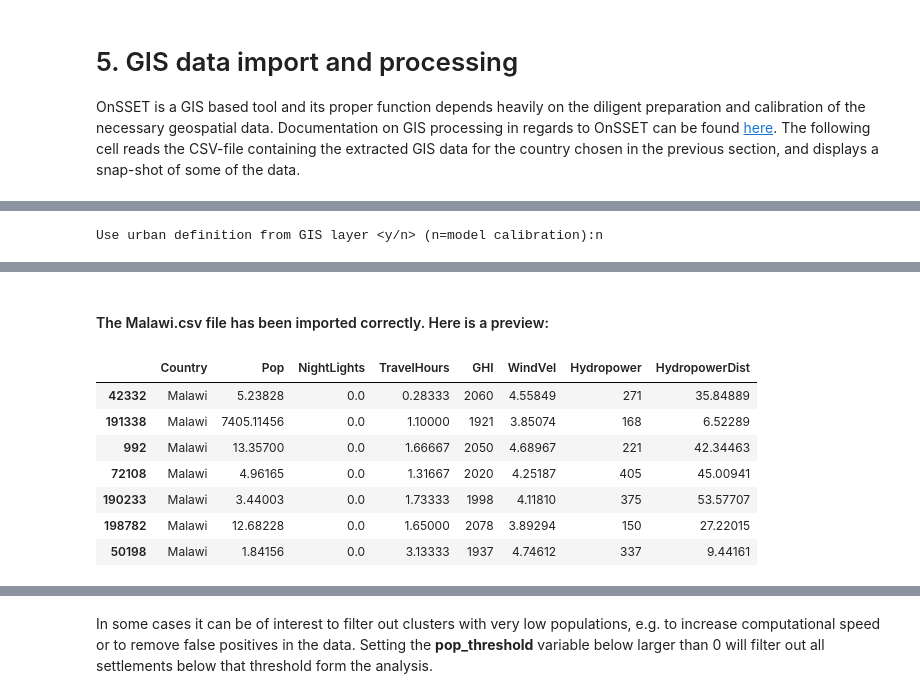
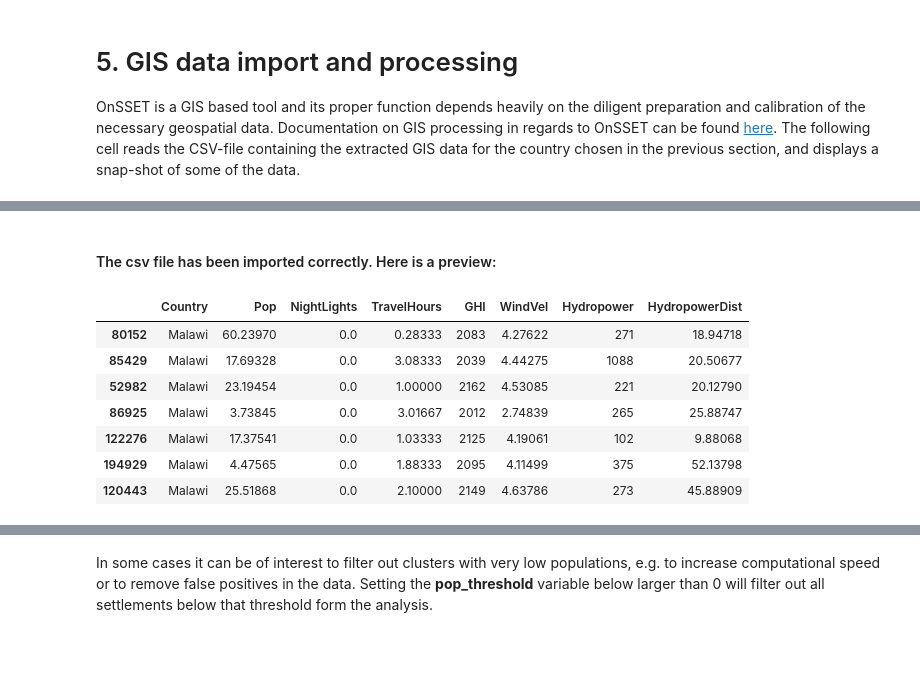
Before and after one commit to OnSSET/onsset, a Jupyter notebook: GEP_Generator.ipynb, the cells around one changed output, grey strips where cells are left out. Cells and saved outputs as stored; diff of their text form; code cells hidden in the pictures; blank space fills up the shorter version.

```diff
--- a/GEP_Generator.ipynb
+++ b/GEP_Generator.ipynb
@@ -33,3 +25,17 @@ onsseter = SettlementProcessor('{x}.csv'.format(x = country))
+# %%
+import tkinter as tk
+from tkinter import filedialog, messagebox
+from openpyxl import load_workbook
+root = tk.Tk()
+root.withdraw()
+root.attributes("-topmost", True)
+messagebox.showinfo('OnSSET', 'Open the input file with extracted GIS data')
+input_file = filedialog.askopenfilename()
+
+onsseter = SettlementProcessor(input_file)
+onsseter.df['IsUrban'] = 0
+onsseter.df['Conflict'] = 0
+onsseter.df['PerCapitaDemand'] = 0
 # %% [markdown]
 # 2. Modelling period and target electrification rate
 
@@ -248,6 +257,6 @@ onsseter.calibrate_pop_and_urban(pop_start_year, end_year_pop, end_year_pop, urb
 eleclimits = {intermediate_year: intermediate_electrification_target, end_year: electrification_rate_target}
 time_steps = {intermediate_year: intermediate_year-start_year, end_year: end_year-intermediate_year}
 
-display(Markdown('#### The {c}.csv file has been imported correctly. Here is a preview:'.format(c=country)))
+display(Markdown('#### The csv file has been imported correctly. Here is a preview:'))
 display(onsseter.df[['Country','Pop','NightLights','TravelHours','GHI','WindVel','Hydropower','HydropowerDist']].sample(7))
 # %% [output]
@@ -267 +276,0 @@ display(onsseter.df[['Country','Pop','NightLights','TravelHours','GHI','WindVel'
-Use urban definition from GIS layer <y/n> (n=model calibration):n
@@ -269,9 +277,9 @@ Use urban definition from GIS layer <y/n> (n=model calibration):n
-#### The Malawi.csv file has been imported correctly. Here is a preview:
+#### The csv file has been imported correctly. Here is a preview:
 |  | Country | Pop | NightLights | TravelHours | GHI | WindVel | Hydropower | HydropowerDist |
-| 42332 | Malawi | 5.23828 | 0.0 | 0.28333 | 2060 | 4.55849 | 271 | 35.84889 |
-| 191338 | Malawi | 7405.11456 | 0.0 | 1.10000 | 1921 | 3.85074 | 168 | 6.52289 |
-| 992 | Malawi | 13.35700 | 0.0 | 1.66667 | 2050 | 4.68967 | 221 | 42.34463 |
-| 72108 | Malawi | 4.96165 | 0.0 | 1.31667 | 2020 | 4.25187 | 405 | 45.00941 |
-| 190233 | Malawi | 3.44003 | 0.0 | 1.73333 | 1998 | 4.11810 | 375 | 53.57707 |
-| 198782 | Malawi | 12.68228 | 0.0 | 1.65000 | 2078 | 3.89294 | 150 | 27.22015 |
-| 50198 | Malawi | 1.84156 | 0.0 | 3.13333 | 1937 | 4.74612 | 337 | 9.44161 |
+| 80152 | Malawi | 60.23970 | 0.0 | 0.28333 | 2083 | 4.27622 | 271 | 18.94718 |
+| 85429 | Malawi | 17.69328 | 0.0 | 3.08333 | 2039 | 4.44275 | 1088 | 20.50677 |
+| 52982 | Malawi | 23.19454 | 0.0 | 1.00000 | 2162 | 4.53085 | 221 | 20.12790 |
+| 86925 | Malawi | 3.73845 | 0.0 | 3.01667 | 2012 | 2.74839 | 265 | 25.88747 |
+| 122276 | Malawi | 17.37541 | 0.0 | 1.03333 | 2125 | 4.19061 | 102 | 9.88068 |
+| 194929 | Malawi | 4.47565 | 0.0 | 1.88333 | 2095 | 4.11499 | 375 | 52.13798 |
+| 120443 | Malawi | 25.51868 | 0.0 | 2.10000 | 2149 | 4.63786 | 273 | 45.88909 |
```
Also changed, not shown: parts of 28 cells of this notebook, 1 other file.
